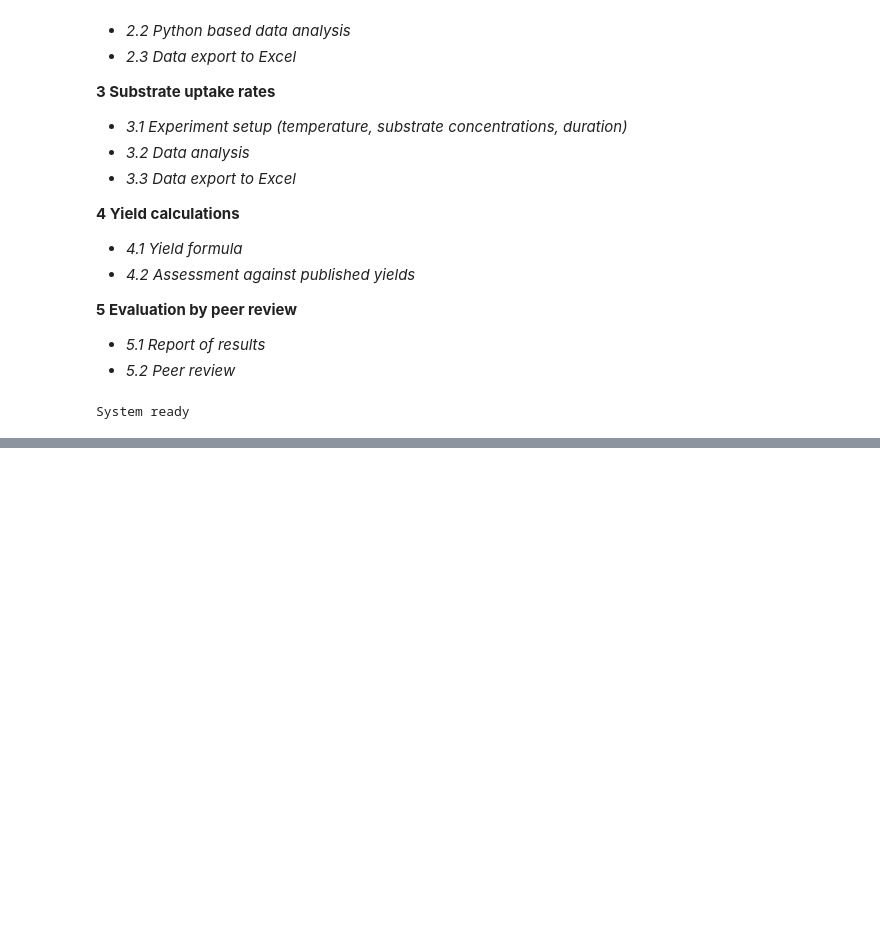
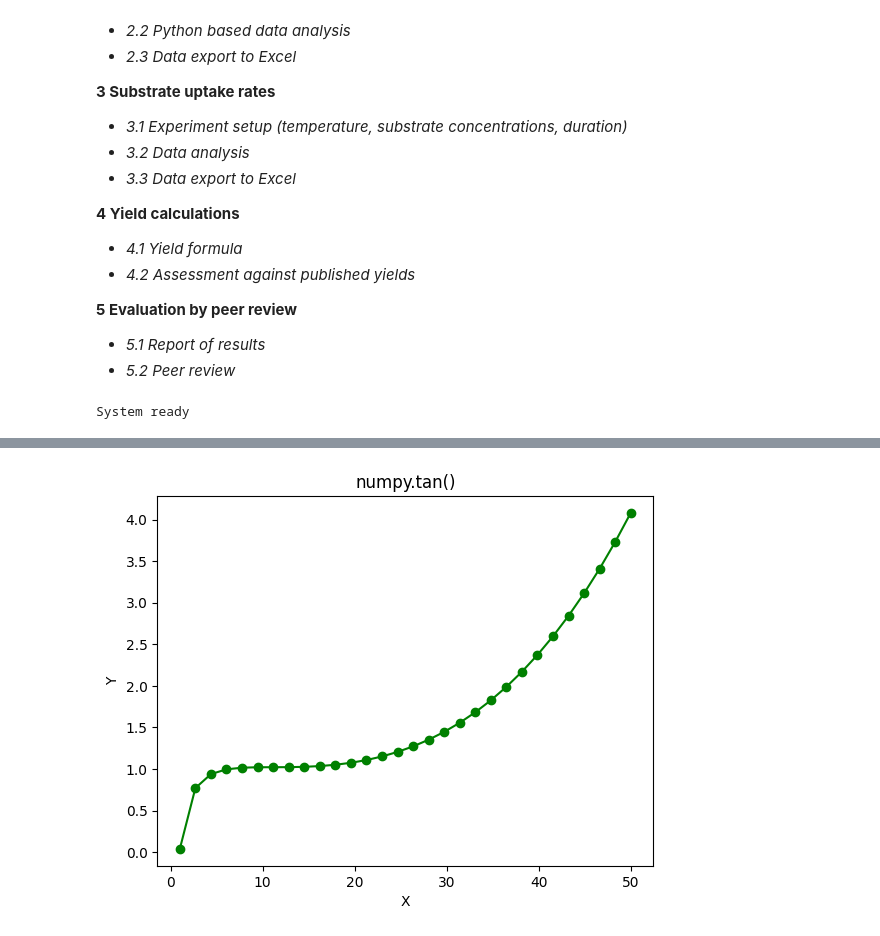
Before and after one commit to uliebal/RecExpSim, a Jupyter notebook: GroExpSim.ipynb, the cells around one changed output, grey strips where cells are left out. Saved outputs shown, nothing was run; the diff lists cells and outputs as text; code cells hidden in the pictures; blank space fills up the shorter version.

```diff
--- a/GroExpSim.ipynb
+++ b/GroExpSim.ipynb
@@ -94,0 +113,31 @@ array([1.00000000e+00, 2.71828183e+00, 7.38905610e+00, 2.00855369e+01,
+# %%
+import numpy as np
+# import math.radians as radians
+
+# Importing the Matplotlib Library
+import matplotlib.pyplot as plt
+
+# Creating a NumPy Array of 30 evenly-spaced elements
+a = np.linspace(1,50,30)
+
+
+# logit function to generate the price for amount of sampling
+# https://nathanbrixius.wordpress.com/2016/06/04/functions-i-have-known-logit-and-sigmoid/
+# increasing sampling amount will increase the price until a certain point
+# after that the price will remain constant until a certain point
+# after that the price will increase again
+# the input needs to be between 0 and 1, otherwise the function will return an error
+# therefore we need to normalize the input with a saturation function
+# the saturation function is a tanh function
+# the saturation function will be used to normalize the input
+myTanh = lambda x: np.tanh(x/20) #+ np.tanh(1/20)
+myLogit = lambda x: (np.log(x/(1-x))**3 - np.log(myTanh(1)/(1-myTanh(1)))**3 + 1)/26
+
+
+plt.plot(a, myLogit(myTanh(a)), color = "green", marker = "o")
+plt.title("numpy.tan()")
+plt.xlabel("X")
+plt.ylabel("Y")
+plt.show()
+# %% [output]
+[figure, added]
```
Also changed, not shown: parts of 8 cells of this notebook, 1 other file.
